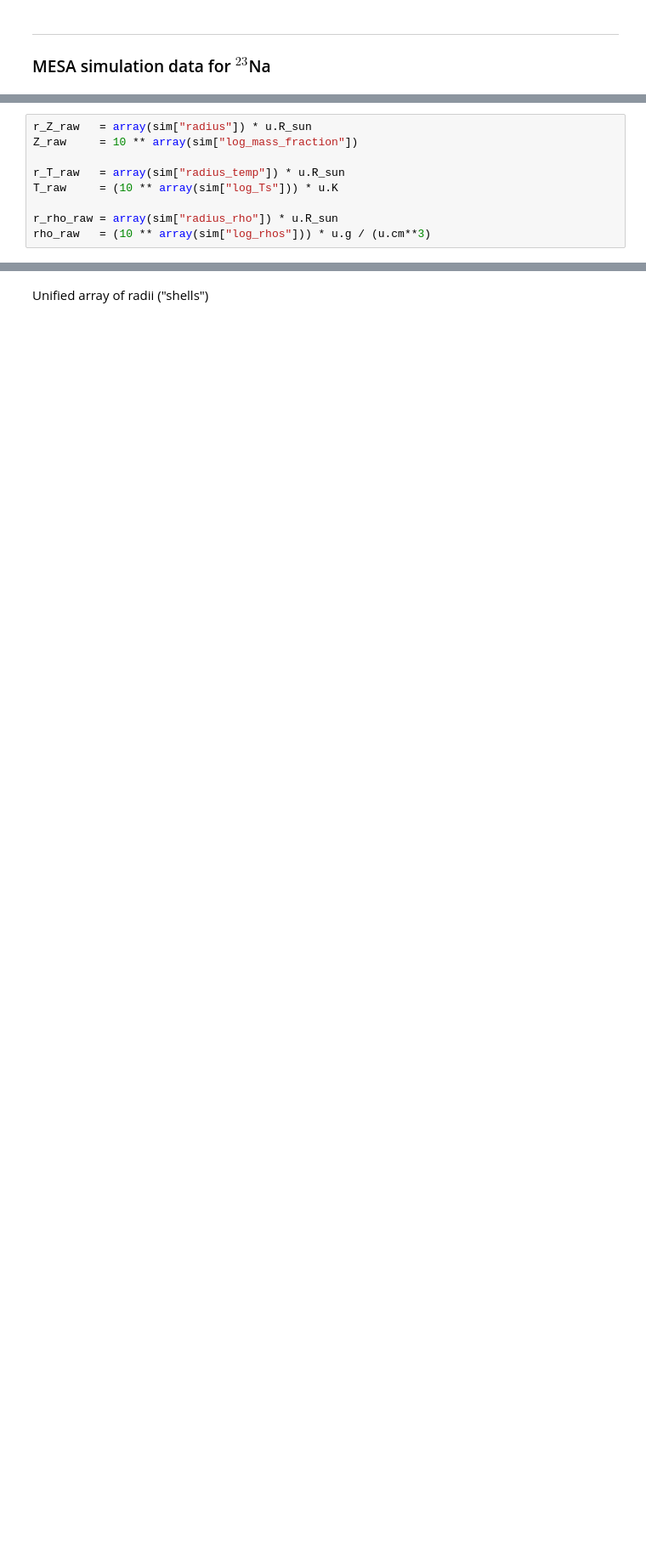
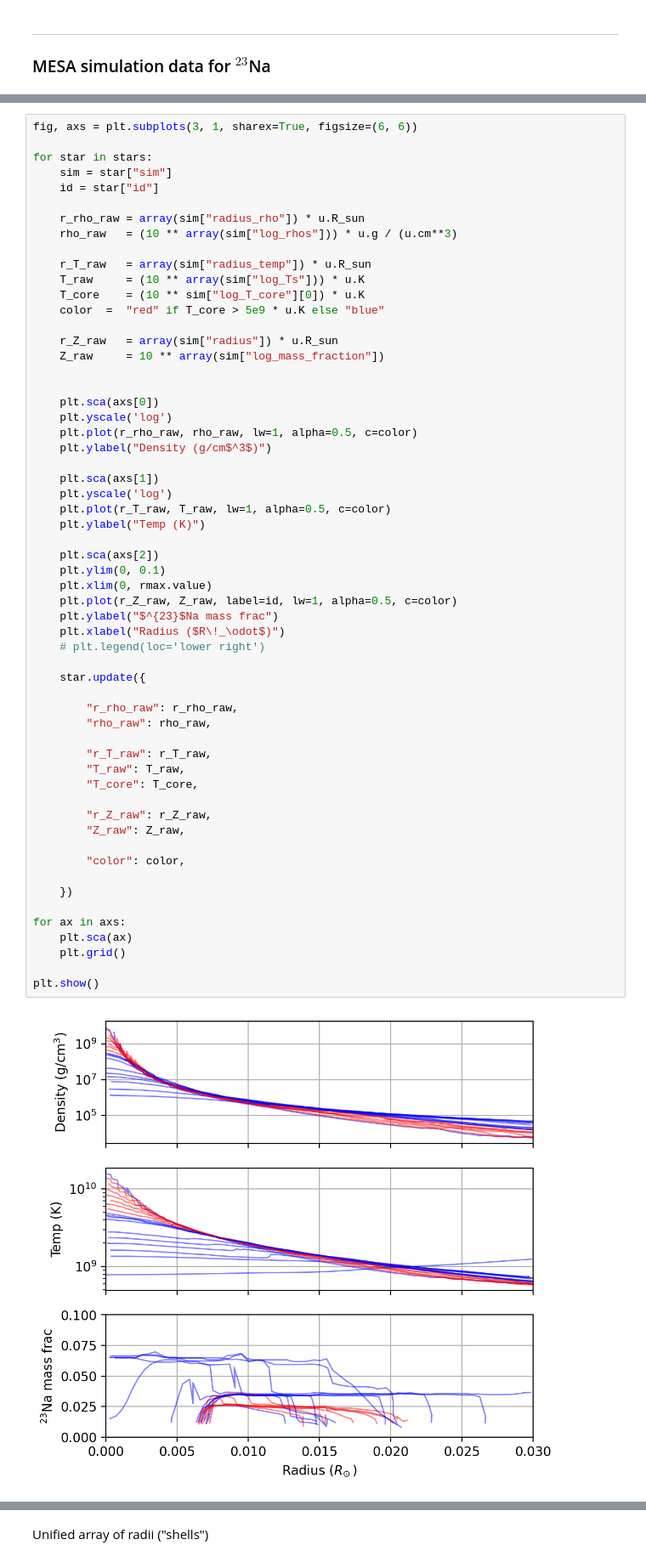
Before and after one commit to xingyzt/stellar-axions, a Jupyter notebook: main.ipynb, the cells around one changed output, grey strips where cells are left out. Shown at 85% size. Cells and saved outputs as stored; diff of their text form; blank space fills up the shorter version.

Commit message:
Plot entire ensemble

```diff
--- a/main.ipynb
+++ b/main.ipynb
@@ -50,9 +82,60 @@ sim
 # %%
-r_Z_raw   = array(sim["radius"]) * u.R_sun
-Z_raw     = 10 ** array(sim["log_mass_fraction"])
+fig, axs = plt.subplots(3, 1, sharex=True, figsize=(6, 6))
 
-r_T_raw   = array(sim["radius_temp"]) * u.R_sun
-T_raw     = (10 ** array(sim["log_Ts"])) * u.K
+for star in stars:
+    sim = star["sim"]
+    id = star["id"]
 
-r_rho_raw = array(sim["radius_rho"]) * u.R_sun
-rho_raw   = (10 ** array(sim["log_rhos"])) * u.g / (u.cm**3)
+    r_rho_raw = array(sim["radius_rho"]) * u.R_sun
+    rho_raw   = (10 ** array(sim["log_rhos"])) * u.g / (u.cm**3)
+
+    r_T_raw   = array(sim["radius_temp"]) * u.R_sun
+    T_raw     = (10 ** array(sim["log_Ts"])) * u.K
+    T_core    = (10 ** sim["log_T_core"][0]) * u.K
+    color  =  "red" if T_core > 5e9 * u.K else "blue"
+
+    r_Z_raw   = array(sim["radius"]) * u.R_sun
+    Z_raw     = 10 ** array(sim["log_mass_fraction"])
+
+
+    plt.sca(axs[0])
+    plt.yscale('log')
+    plt.plot(r_rho_raw, rho_raw, lw=1, alpha=0.5, c=color)
+    plt.ylabel("Density (g/cm$^3$)")
+
+    plt.sca(axs[1])
+    plt.yscale('log')
+    plt.plot(r_T_raw, T_raw, lw=1, alpha=0.5, c=color)
+    plt.ylabel("Temp (K)")
+
+    plt.sca(axs[2])
+    plt.ylim(0, 0.1)
+    plt.xlim(0, rmax.value)
+    plt.plot(r_Z_raw, Z_raw, label=id, lw=1, alpha=0.5, c=color)
+    plt.ylabel("$^{23}$Na mass frac")
+    plt.xlabel("Radius ($R\!_\odot$)")
+    # plt.legend(loc='lower right')
+
+    star.update({
+
+        "r_rho_raw": r_rho_raw,
+        "rho_raw": rho_raw,
+
+        "r_T_raw": r_T_raw,
+        "T_raw": T_raw,
+        "T_core": T_core,
+
+        "r_Z_raw": r_Z_raw,
+        "Z_raw": Z_raw,
+
+        "color": color,
+
+    })
+
+for ax in axs:
+    plt.sca(ax)
+    plt.grid()
+
+plt.show()
+# %% [output]
+[figure, added]
```
Also changed, not shown: parts of 19 cells of this notebook.
